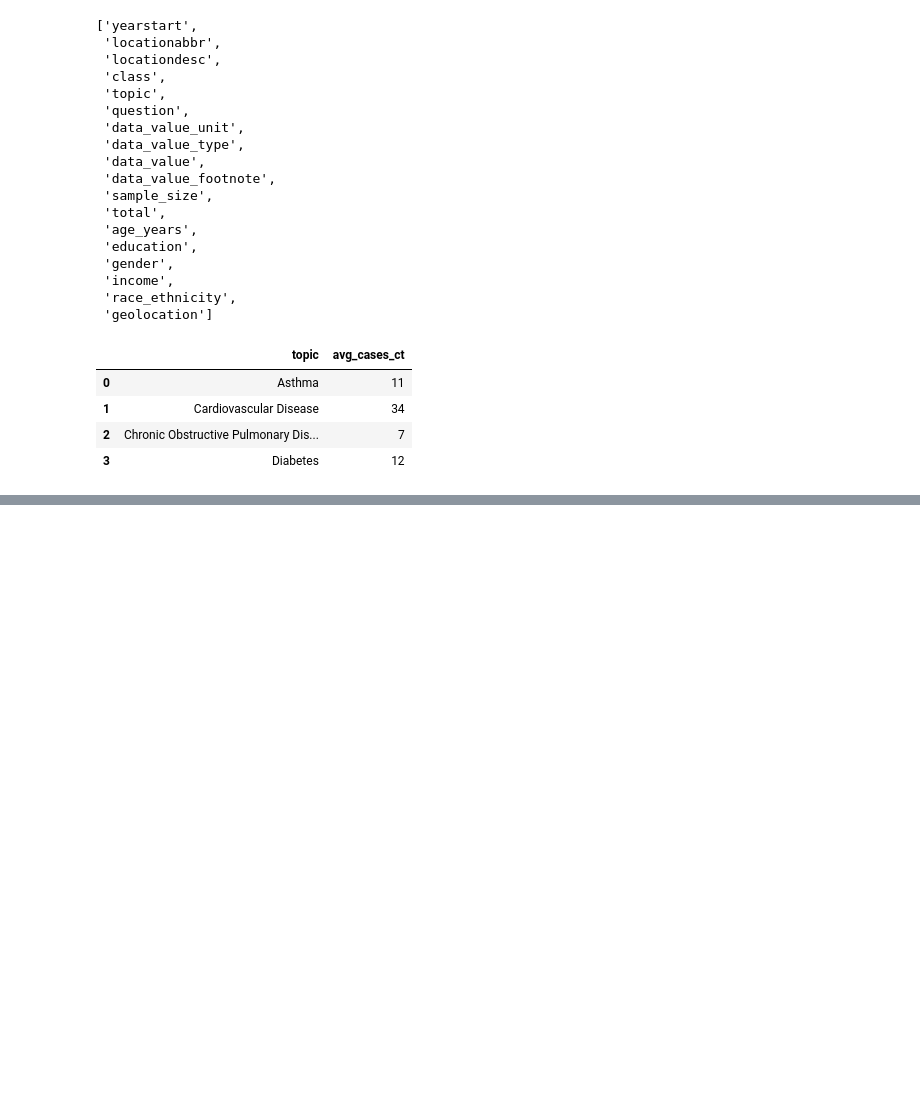
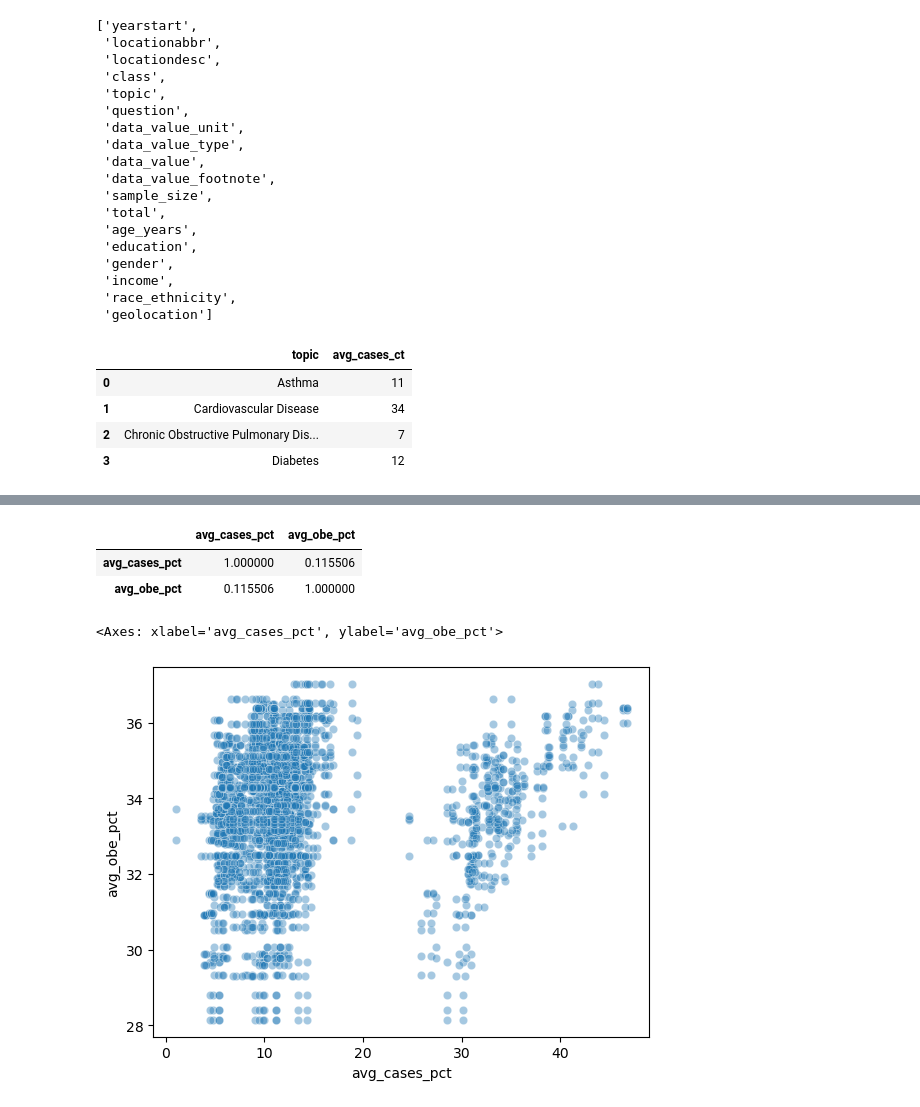
Before and after one commit to Khush0395/capstone_ptl, a Jupyter notebook: script/cd_pgpython.ipynb, the cells around one changed output, grey strips where cells are left out. Saved outputs shown, nothing was run; the diff lists cells and outputs as text; code cells hidden in the pictures; blank space fills up the shorter version.

```diff
--- a/script/cd_pgpython.ipynb
+++ b/script/cd_pgpython.ipynb
@@ -648,0 +750,20 @@ merged_set1
+# %%
+query = '''
+
+SELECT yearstart,
+    class,
+    round(avg(data_value::numeric::int),2) AS avg_obe_pct,
+    locationabbr
+FROM obesity
+WHERE
+    class = 'Obesity / Weight Status'
+    AND data_value_footnote IS NULL
+    AND locationabbr != 'US'
+    AND yearstart IN (2019,2020,2021,2022)
+GROUP BY class, locationabbr,yearstart
+order by avg_obe_pct
+;
+'''
+with engine.connect() as connection:
+    ob_pct1= pd.read_sql(text(query), con = connection)
+ob_pct1
@@ -648,0 +784,3 @@ merged_set1
+# %%
+ob_pct1.yearstart = ob_pct1.yearstart.astype(int)
+ob_pct1
@@ -648,0 +810,5 @@ merged_set1
+# %%
+ob_pct1['locationabbr'] = ob_pct1.locationabbr.str.strip()
+# %%
+merg = pd.merge(cd_prev_pct, ob_pct1, on = 'locationabbr', how='inner')
+merg.sort_values(by=['yearstart_x', 'yearstart_y'], ascending=[False, False])
@@ -648,0 +829,11 @@ merged_set1
+# %%
+merg[['avg_cases_pct', 'avg_obe_pct']].corr()
+# %% [output]
+|  | avg_cases_pct | avg_obe_pct |
+| avg_cases_pct | 1.000000 | 0.115506 |
+| avg_obe_pct | 0.115506 | 1.000000 |
+# %%
+sns.scatterplot(data=merg, x="avg_cases_pct", y="avg_obe_pct",alpha = .4)
+# %% [output]
+<Axes: xlabel='avg_cases_pct', ylabel='avg_obe_pct'>
+[figure, added]
```
Also changed, not shown: parts of 36 cells of this notebook, 2 other files.
